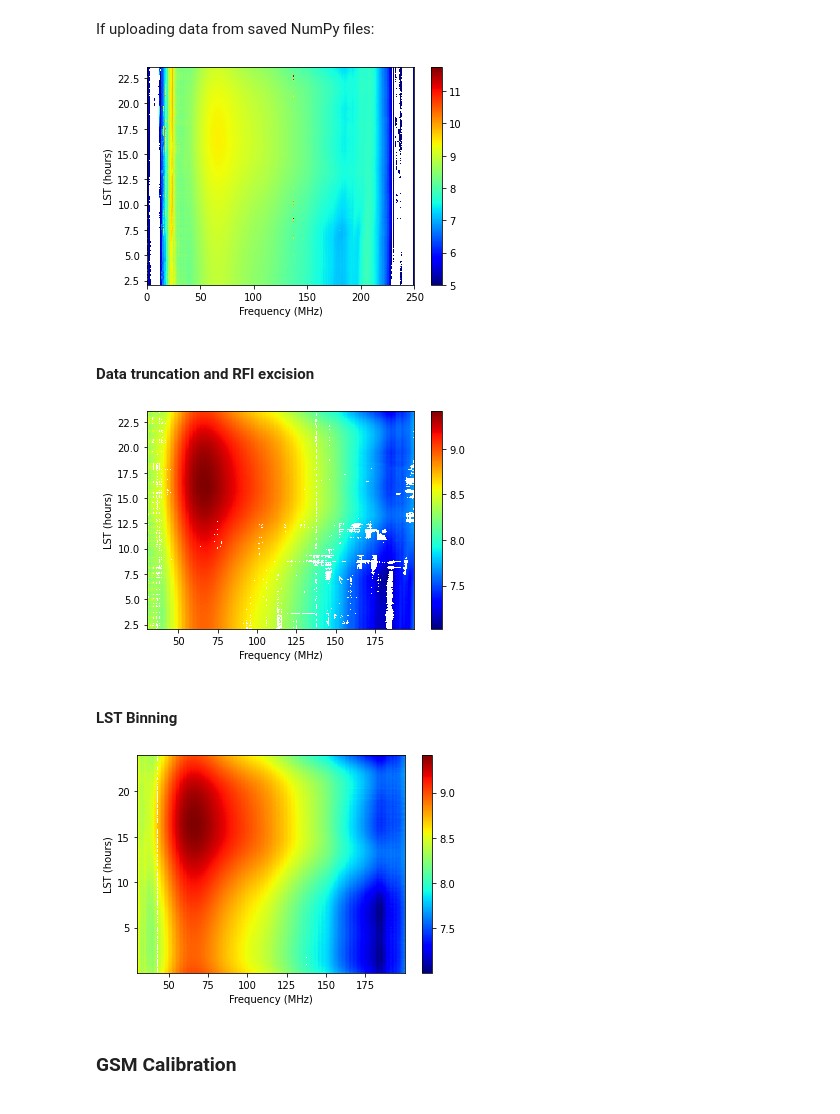
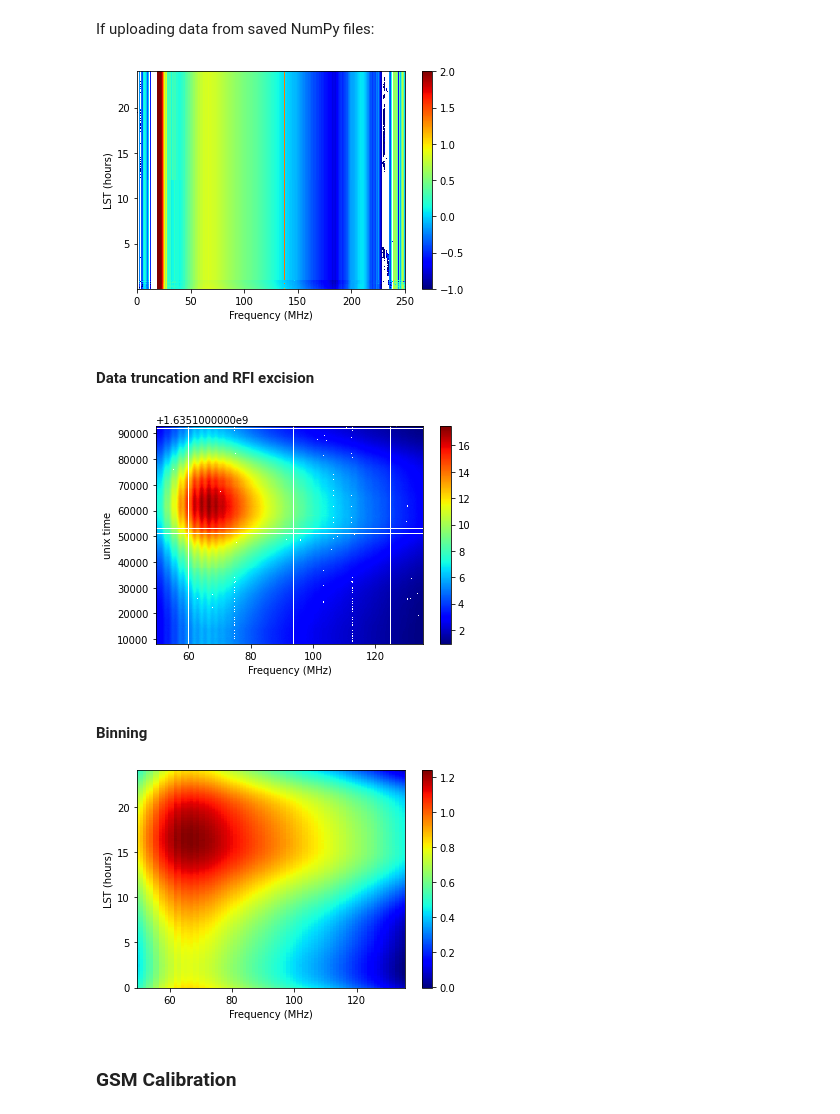
Before and after one commit to PRIZM-Experiment/prizm-calibration, a Jupyter notebook: Analysis_Pipeline.ipynb, the cells around one changed output. Saved outputs shown, nothing was run; the diff lists cells and outputs as text; code cells hidden in the pictures.

Commit message:
upload RFI flagging, fix beam orientation, add horizon profile

```diff
--- a/Analysis_Pipeline.ipynb
+++ b/Analysis_Pipeline.ipynb
@@ -37,34 +50,39 @@ for i in range(len(names)):
 # %% [markdown]
 If uploading data from saved NumPy files:
 # %%
-path2file = '../Data/2021/100/EW/'
-file_ending = '_2021_100EW.npy'
+path2file = f'../Data/{year}/{instrument[:-3]}/{channel}/'
+file_ending = f'_{year}_{instrument[:-3]}{channel}.npy'
 
 with open(path2file + 'data' + file_ending, 'rb') as f:
     data = np.load(f)
 with open(path2file + 'lst' + file_ending, 'rb') as f:
     lst = np.load(f)
-if calib_type == 'GSM':
-    with open(path2file + 'short_interp' + file_ending, 'rb') as f:
-        short = np.load(f)
-    data -= short
+with open(path2file + 'systime' + file_ending, 'rb') as f:
+    systime = np.load(f)
+
+freq = np.linspace(0, 250, 4096)
 # %%
-tstart = 16000
-tstop = 26000
+tstart = 26000
+tstop = 37000
 
 plt.figure()
 plt.xlabel('Frequency (MHz)')
-plt.ylabel('LST (hours)')
-plt.pcolormesh(np.linspace(0,250,4096), lst[tstart:tstop],
-               np.log10(data[tstart:tstop]), cmap='jet', vmin=5)
+plt.ylabel('unix time')
+plt.pcolormesh(np.linspace(0,250,4096), systime[tstart:tstop],
+               np.log10(data[tstart:tstop]), shading='nearest', cmap='jet', vmin=-1, vmax=2)
 plt.colorbar()
 plt.show()
 # %% [output]
-[figure, old version]
+[figure, new version]
 # %% [markdown]
 #### Data truncation and RFI excision
-# %%
-RFI = RFI_flagging(data, lst)
-RFI()
-data = RFI.data
-freq = RFI.freq
+# %%
+# upload flag templates for ~ 75, 106, 112 MHz
+f1 = [418, 1040, 930]
+template1 = np.load('RFI_flagged/templates/template_418_1040_930.npy')
+f2 = [419, 1039, 931]
+template2 = np.load('RFI_flagged/templates/template_419_1039_931.npy')
+f3 = [426, 1032, 938]
+template3 = np.load('RFI_flagged/templates/template_426_1032_938.npy')
+f4 = [427, 1031, 939]
+template4 = np.load('RFI_flagged/templates/template_427_1031_939.npy')
@@ -70,0 +128,4 @@ freq = RFI.freq
+# %%
+RFI = RFI_flagging(data, freq, lst, systime)
+data, freq = RFI(hpass, lpass, binsize, thresh1, window, thresh2, template, \
+                              known_rfi, width, thresh3, thresh4, bad_days)
@@ -71,15 +134,15 @@ freq = RFI.freq
 # %%
-tstart = 16000
-tstop = 26000
+tstart = 26000
+tstop = 37000
 
 plt.figure()
 plt.xlabel('Frequency (MHz)')
-plt.ylabel('LST (hours)')
-plt.pcolormesh(freq, lst[tstart:tstop],
-               np.log10(data[tstart:tstop]), cmap='jet')
+plt.ylabel('unix time')
+plt.pcolormesh(freq, systime[tstart:tstop],
+               data[tstart:tstop], shading='nearest', cmap='jet')
 plt.colorbar()
 plt.show()
 # %% [output]
-[figure, old version]
+[figure, new version]
 # %% [markdown]
-#### LST Binning
+#### Binning
@@ -88,13 +158,16 @@ lst_bins, data_binned, _ = lst_binning(data, lst, binsize=2)
 # %%
+freq_bins = range(50,136)
+lst_bins = np.linspace(0,24,720)
+
 plt.figure()
 plt.xlabel('Frequency (MHz)')
 plt.ylabel('LST (hours)')
-plt.pcolormesh(freq, lst_bins,
-               np.log10(data_binned), cmap='jet')
+plt.pcolormesh(freq_bins, lst_bins,
+               np.log10(data_binned), shading='nearest', cmap='jet')
 plt.colorbar()
 plt.show()
 # %% [output]
-[figure, old version]
+[figure, new version]
 # %% [markdown]
 ### GSM Calibration
 # %%
```
Also changed, not shown: parts of 12 cells of this notebook, 11 other files.
